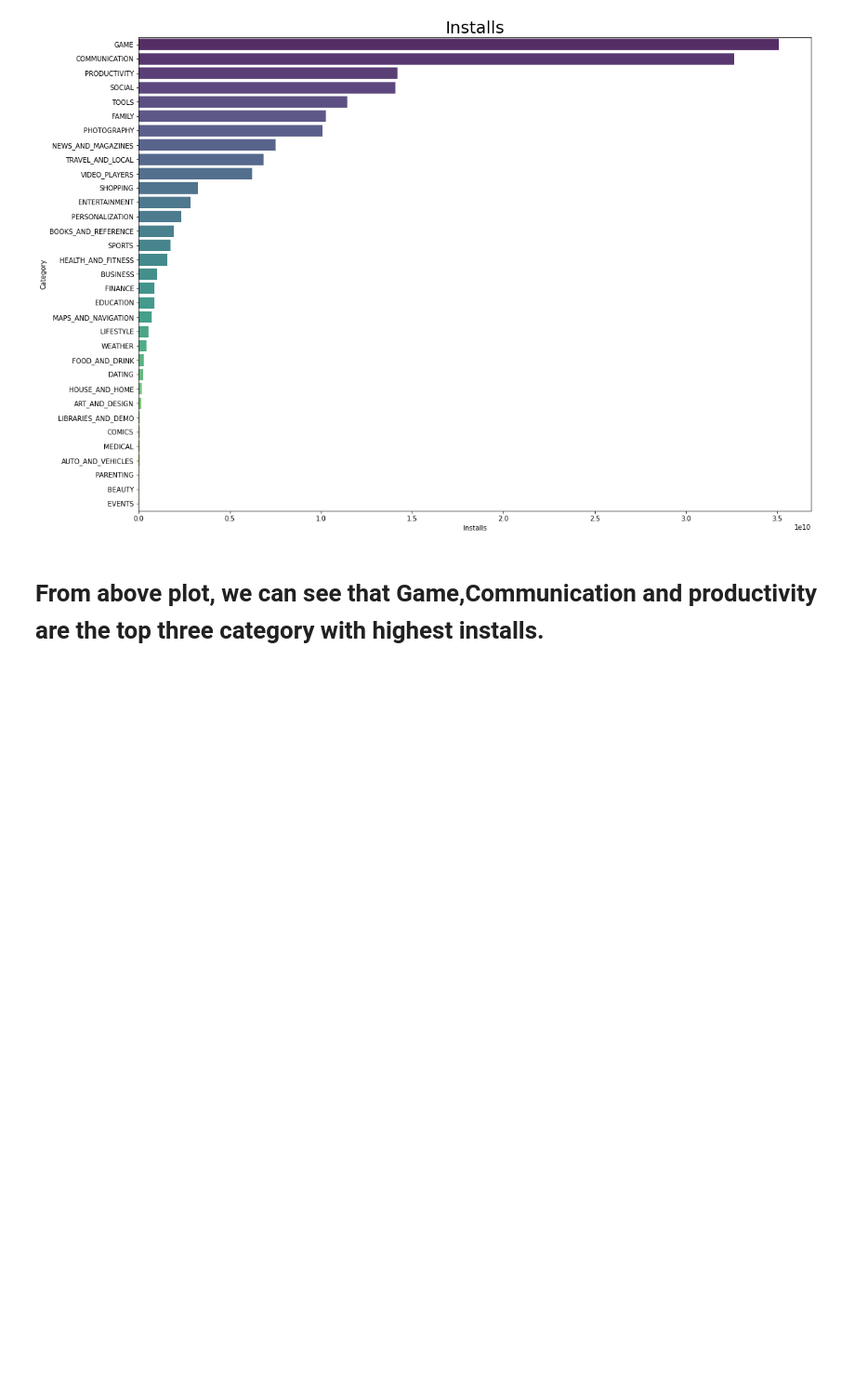
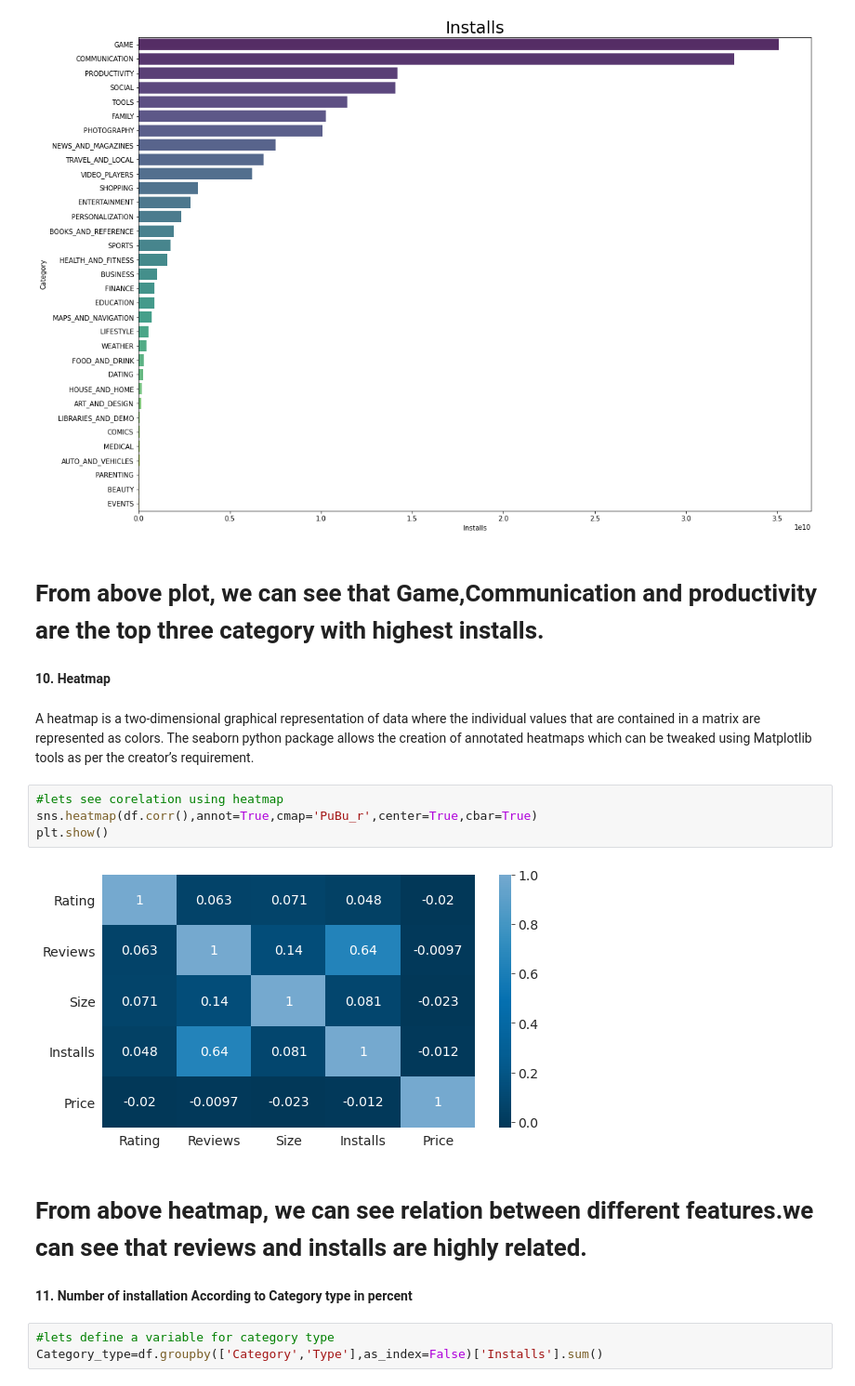
Before and after one commit to Shailendra114/Play-Store-App-Review-Analysis, a Jupyter notebook: Play_Store_App_Review_Analysis_Capstone_Project.ipynb, the cells around one changed output. Shown at 93% size. Drawn from its saved outputs; the diff is of its cells as text; blank space fills up the shorter version.

```diff
--- a/Play_Store_App_Review_Analysis_Capstone_Project.ipynb
+++ b/Play_Store_App_Review_Analysis_Capstone_Project.ipynb
@@ -537,3 +537,20 @@ Text(0.5, 1.0, 'Installs')
 [figure]
 # %% [markdown]
 # From above plot, we can see that Game,Communication and productivity are the top three category with highest installs.
+# %% [markdown]
+**10. Heatmap**
+# %% [markdown]
+A heatmap is a two-dimensional graphical representation of data where the individual values that are contained in a matrix are represented as colors. The seaborn python package allows the creation of annotated heatmaps which can be tweaked using Matplotlib tools as per the creator’s requirement.
+# %%
+#lets see corelation using heatmap
+sns.heatmap(df.corr(),annot=True,cmap='PuBu_r',center=True,cbar=True)
+plt.show()
+# %% [output]
+[figure, added]
+# %% [markdown]
+# From above heatmap, we can see relation between different features.we can see that reviews and installs are highly related.
+# %% [markdown]
+**11. Number of installation According to Category type in percent**
+# %%
+#lets define a variable for category type
+Category_type=df.groupby(['Category','Type'],as_index=False)['Installs'].sum()
```
Also changed, not shown: parts of 9 cells of this notebook.
